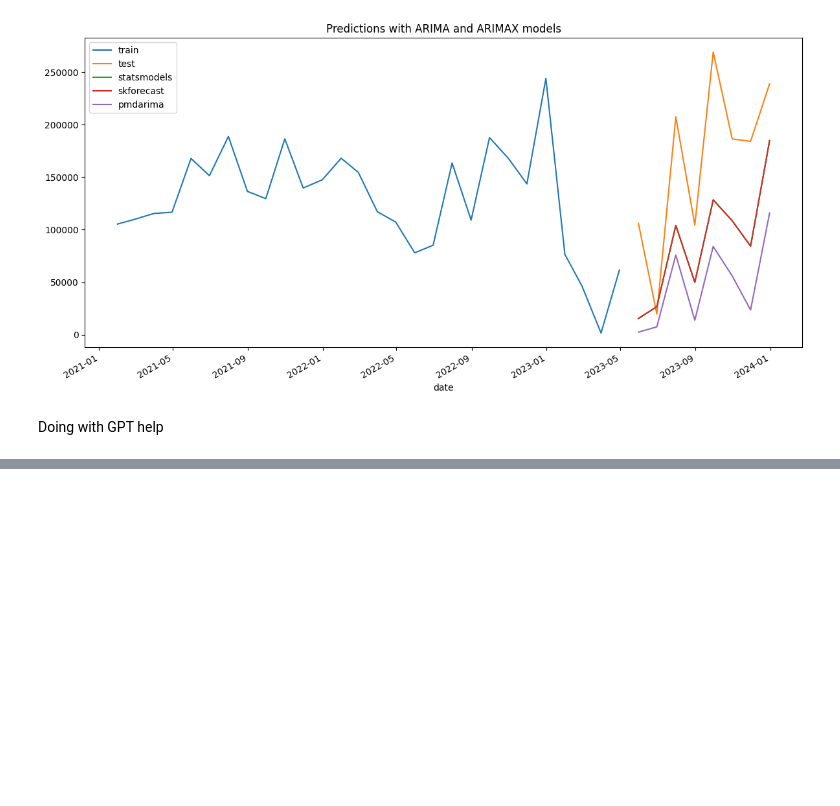
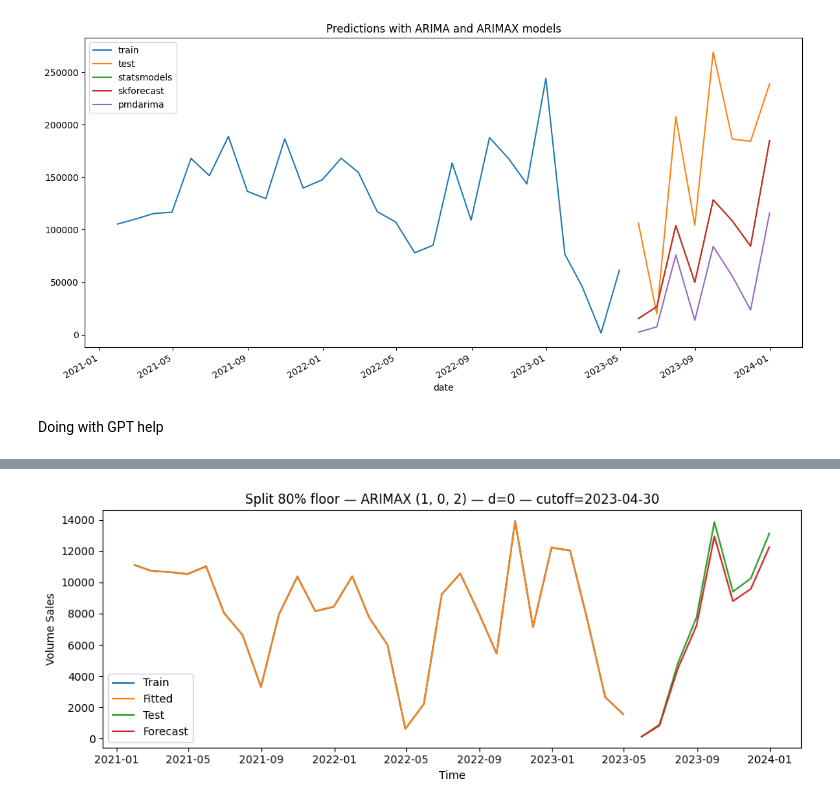
Before and after one commit to oscarjibou/BT-DataAnalysis, a Jupyter notebook: analisys.ipynb, the cells around one changed output, grey strips where cells are left out. Drawn from its saved outputs; the diff is of its cells as text; code cells hidden in the pictures; blank space fills up the shorter version.

Commit message:
arimasx with exogenous variables in analysis file it works properly

```diff
--- a/analisys.ipynb
+++ b/analisys.ipynb
@@ -402,18 +414,76 @@ Comparison of forecasting models:
 # %% [markdown]
 Doing with GPT help
 # %%
-TARGET_COL = "volume.sales"
-SELECT_SERIES = None
-KEYS = ["supermarket","variant","pack.size"]
+import math
 
-def adf_d(s):
-    s = s.dropna()
-    if len(s) < 6 or s.nunique() < 4:
-        return 0
-    try:
-        _, pval, *_ = adfuller(s, autolag="AIC")
-        return 0 if pval < 0.05 else 1
-    except Exception:
-        return 1
+def adf_detailed(s):
+    s = s.dropna().astype(float)
+    stat, pval, *_ = adfuller(s, autolag="AIC")
+    d = 0 if pval < 0.05 else 1
+    return d, float(stat), float(pval), int(len(s))
 
-d = adf_d(train[TARGET_COL].astype(float))
+data_filtered = data[
+    (data["supermarket"] == "supermarket-A")
+    & (data["variant"] == "flavoured")
+    & (data["pack.size"] == "0 - 350 GR")
+]
+
+data_filtered = data_filtered.dropna(subset=["date"]).sort_values(by="date").reset_index(drop=True)
+
+train_data, test_data = sa.divide_data_for_train_and_test(data_filtered)
+
+d, adf_stat, adf_pval, n_train = adf_detailed(train_data["volume.sales"])
+
+#Exogenous variables (only numeric)
+exogs_cols = ["unit.sales", "value.sales", "price"]
+
+y_train = train_data["volume.sales"]
+X_train = train_data[exogs_cols]
+y_test = test_data["volume.sales"]
+X_test = test_data[exogs_cols]
+
+#order (p,d,q) and seasonal order (P,D,Q,s)
+def best_order(y, X, d, max_p=2, max_q=2):
+    best = None
+    for p in range(max_p+1):
+        for q in range(max_q+1):
+            if (p, d, q) == (0, 0, 0):
+                continue
+            try:
+                res = SARIMAX(y, exog=X, order=(p, d, q),
+                              enforce_stationarity=False, enforce_invertibility=False).fit(disp=False)
+                if best is None or res.aic < best["aic"]:
+                    best = {"order": (p, d, q), "aic": res.aic, "res": res}
+            except Exception:
+                continue
+    return best
+
+#FIXME: this method is the same as auto_arima from pmdarima?
+best = best_order(y_train, X_train, d=d, max_p=3, max_q=3)
+order, res = best["order"], best["res"]
+display(best)
+
+ # Fitted + Forecast
+fitted_tr = res.predict(start=y_train.index[0], end=y_train.index[-1], exog=X_train)
+fc = res.get_forecast(steps=len(y_test), exog=X_test)
+fc_mean = pd.Series(fc.predicted_mean, index=y_test.index)
+
+# Métricas
+mae = mean_absolute_error(y_test, fc_mean)
+rmse = math.sqrt(mean_squared_error(y_test, fc_mean))
+mape = (np.abs((y_test - fc_mean) / np.maximum(1e-9, np.abs(y_test)))).mean() * 100.0
+
+# Plot
+plt.figure(figsize=(10, 4))
+plt.plot(train_data["date"], y_train, label="Train")
+plt.plot(train_data["date"], fitted_tr, label="Fitted")
+plt.plot(test_data["date"], y_test, label="Test")
+plt.plot(test_data["date"], fc_mean, label="Forecast")
+cutoff = train_data["date"].iloc[-1]
+plt.title(f"Split 80% floor — ARIMAX {order} — d={d} — cutoff={cutoff}")
+plt.xlabel("Time")
+plt.ylabel("Volume Sales")
+plt.legend()
+plt.tight_layout()
+plt.show()
+# %% [output]
@@ -420,3 +493,4 @@ d = adf_d(train[TARGET_COL].astype(float))
+[figure, added]
 # %%
 from sklearn.preprocessing import OneHotEncoder
 
```
Also changed, not shown: parts of 12 cells of this notebook, 8 other files.
